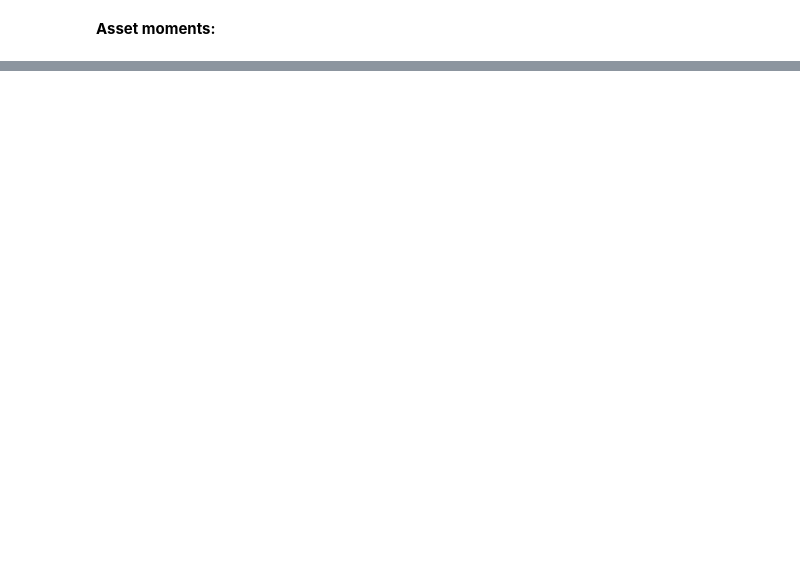
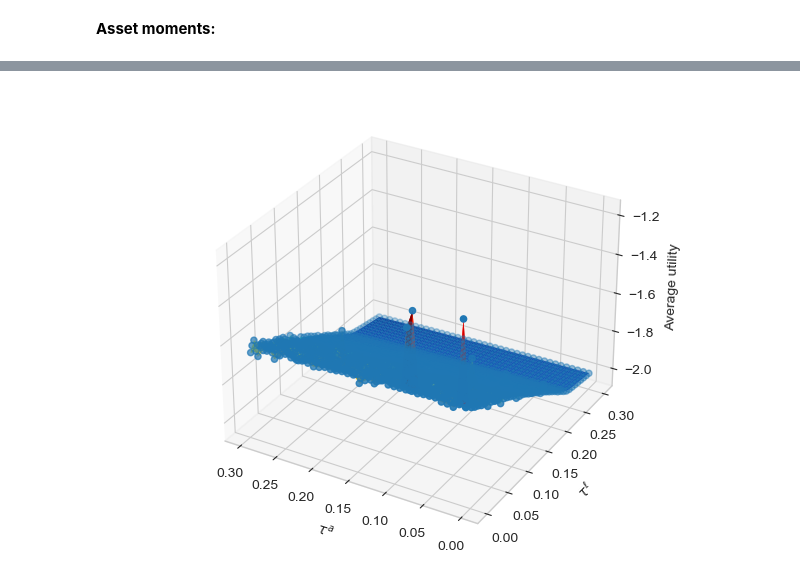
Before and after one commit to AskerNC/AdvMacroHet, a Jupyter notebook: Assignments/Handin/A1_hanc/StationaryEquilibrium.ipynb, the cells around one changed output, grey strips where cells are left out. Cells and saved outputs as stored; diff of their text form; code cells hidden in the pictures; blank space fills up the shorter version.

```diff
--- a/Assignments/Handin/A1_hanc/StationaryEquilibrium.ipynb
+++ b/Assignments/Handin/A1_hanc/StationaryEquilibrium.ipynb
@@ -382,0 +638,2 @@ ax.set_ylabel('W');
+# %%
+folder_path = r'C:\Users\hms467\OneDrive - University of Copenhagen\Documents\Uni\11. semester\AMHA\AdvMacroHet\Assignments\Handin\A1_hanc\saved'
@@ -382,0 +643,5 @@ ax.set_ylabel('W');
+# %%
+model_dict = np.load(folder_path + r'\model_dict.npy',allow_pickle=True).item()
+model_dict_zoom = np.load(folder_path + r'\model_dict_zoom.npy',allow_pickle=True).item()
+#gridsize = 11
+#tau_list = np.linspace(0.01,0.8,gridsize)
@@ -382,0 +686,34 @@ ax.set_ylabel('W');
+# %%
+from matplotlib import cm # for colormaps
+from mpl_toolkits.mplot3d import Axes3D
+
+
+def plot_over_taugrid(model_dict,zvar,zname=''):
+    taua_list = model_dict['taua_list']
+    taul_list = model_dict['taul_list']
+
+    taua_grid, taul_grid = np.meshgrid(taua_list,taul_list,indexing='ij')
+
+    zgrid = model_dict[zvar]
+
+
+    # a. actual plot
+    fig = plt.figure()
+    ax = fig.add_subplot(1,1,1,projection='3d')
+
+    ax.plot_surface(taua_grid,taul_grid,zgrid,cmap=cm.jet)
+
+    ax.scatter(taua_grid,taul_grid,zgrid,cmap=cm.jet)
+
+    # b. add labels
+    ax.set_xlabel('$\\tau^{a}$')
+    ax.set_ylabel('$\\tau^{\ell}$')
+    ax.set_zlabel(zname)
+
+    # c. invert xaxis to bring Origin in center front
+    ax.invert_xaxis()
+    fig.tight_layout()
+
+
+
+plot_over_taugrid(model_dict,'U_hh',zname='Average utility')
@@ -382,0 +722,4 @@ ax.set_ylabel('W');
+# %%
+plot_over_taugrid(model_dict_zoom,'U_hh',zname='Average utility')
+# %% [output]
+[figure, added]
```
Also changed, not shown: parts of 91 cells of this notebook, 9 other files.
